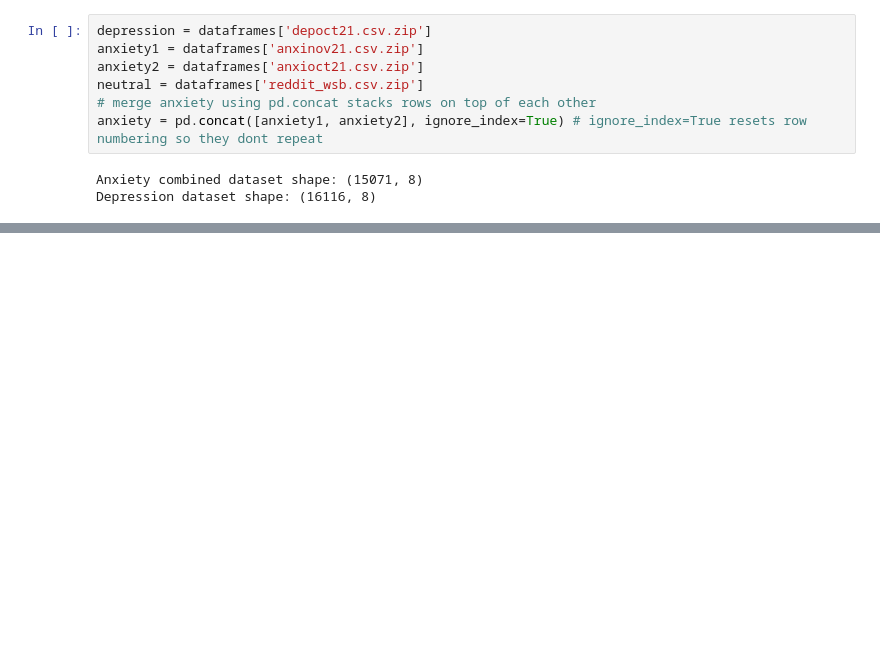
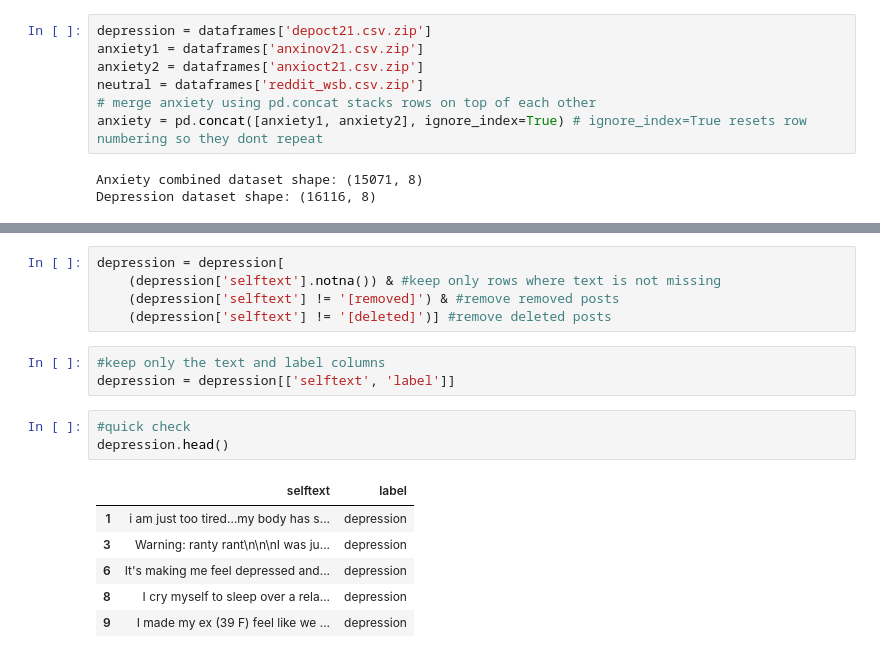
Before and after one commit to mk123x/Mental-Health-Transformer-Classification, a Jupyter notebook: mental_health__transformer_classification.ipynb, the cells around one changed output, grey strips where cells are left out. Cells and saved outputs as stored; diff of their text form; blank space fills up the shorter version.

```diff
--- a/mental_health__transformer_classification.ipynb
+++ b/mental_health__transformer_classification.ipynb
@@ -58,0 +119,18 @@ Depression dataset shape: (16116, 8)
+# %%
+depression = depression[
+    (depression['selftext'].notna()) & #keep only rows where text is not missing
+    (depression['selftext'] != '[removed]') & #remove removed posts
+    (depression['selftext'] != '[deleted]')] #remove deleted posts
+# %%
+#keep only the text and label columns
+depression = depression[['selftext', 'label']]
+# %%
+#quick check
+depression.head()
+# %% [output]
+|  | selftext | label |
+| 1 | i am just too tired…my body has s... | depression |
+| 3 | Warning: ranty rant\n\n\nI was ju... | depression |
+| 6 | It's making me feel depressed and... | depression |
+| 8 | I cry myself to sleep over a rela... | depression |
+| 9 | I made my ex (39 F) feel like we ... | depression |
```
Also changed, not shown: parts of 20 cells of this notebook.
